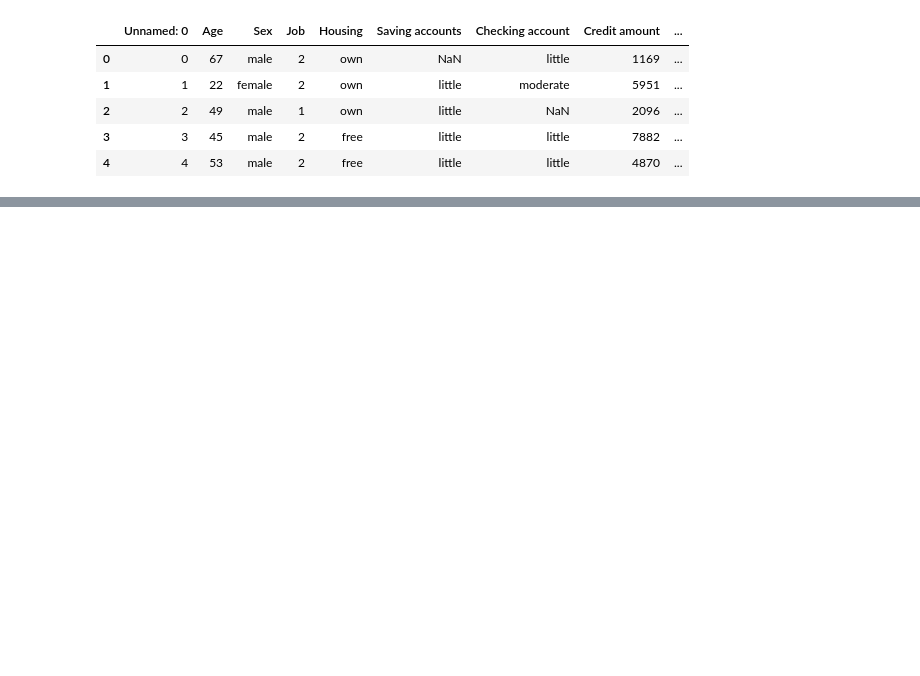
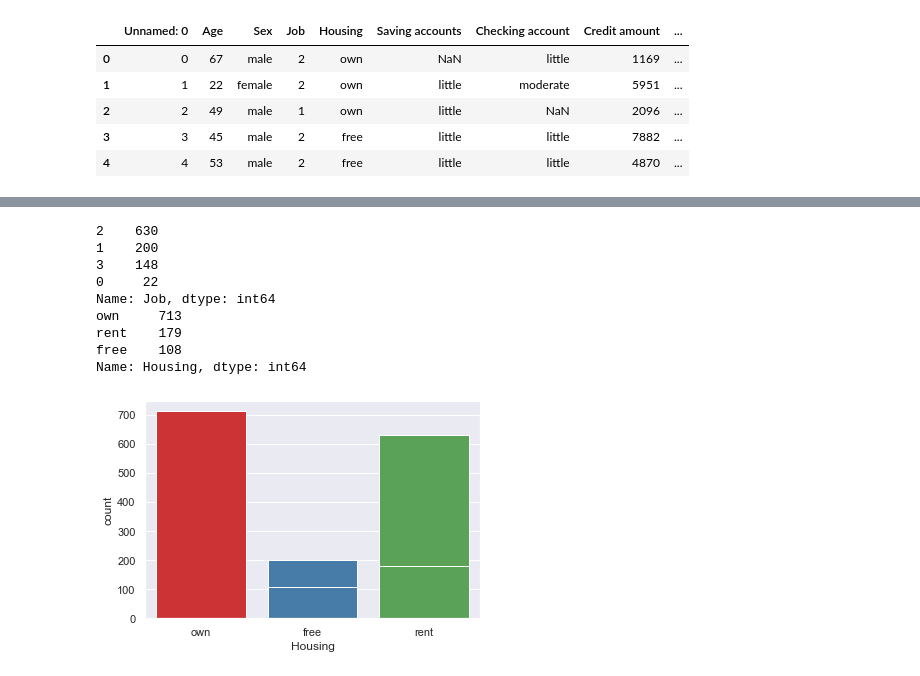
Before and after one commit to mturner49/ifi-8420-group, a Jupyter notebook: hw-2-german-credit.ipynb, the cells around one changed output, grey strips where cells are left out. Cells and saved outputs as stored; diff of their text form; code cells hidden in the pictures; blank space fills up the shorter version.

```diff
--- a/hw-2-german-credit.ipynb
+++ b/hw-2-german-credit.ipynb
@@ -60,0 +159,27 @@ Name: saving_accounts, dtype: int64
+# %%
+def count_plots(data):
+    #Jobs
+    data.Job.value_counts()
+    print(job_counts)
+    #plotting bar graph
+    sn.set_theme(style="darkgrid")
+    ax = sn.countplot(data.Job, palette="Set1")
+
+    #Housing
+    data.Housing.value_counts()
+    print(housing_counts)
+    #plotting bar graph
+    sn.set_theme(style="darkgrid")
+    ax = sn.countplot(data.Housing, palette="Set1")
+count_plots(data)
+# %% [output]
+2    630
+1    200
+3    148
+0     22
+Name: Job, dtype: int64
+own     713
+rent    179
+free    108
+Name: Housing, dtype: int64
+[figure, added]
```
Also changed, not shown: parts of 38 cells of this notebook.
